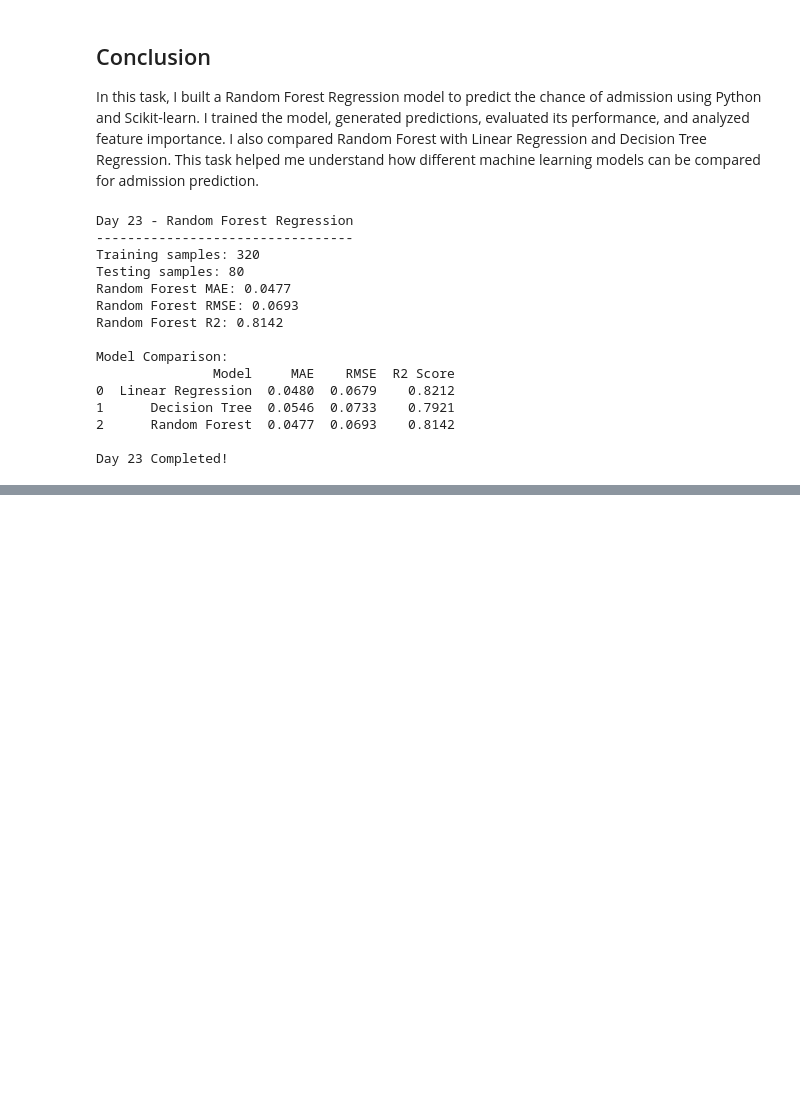
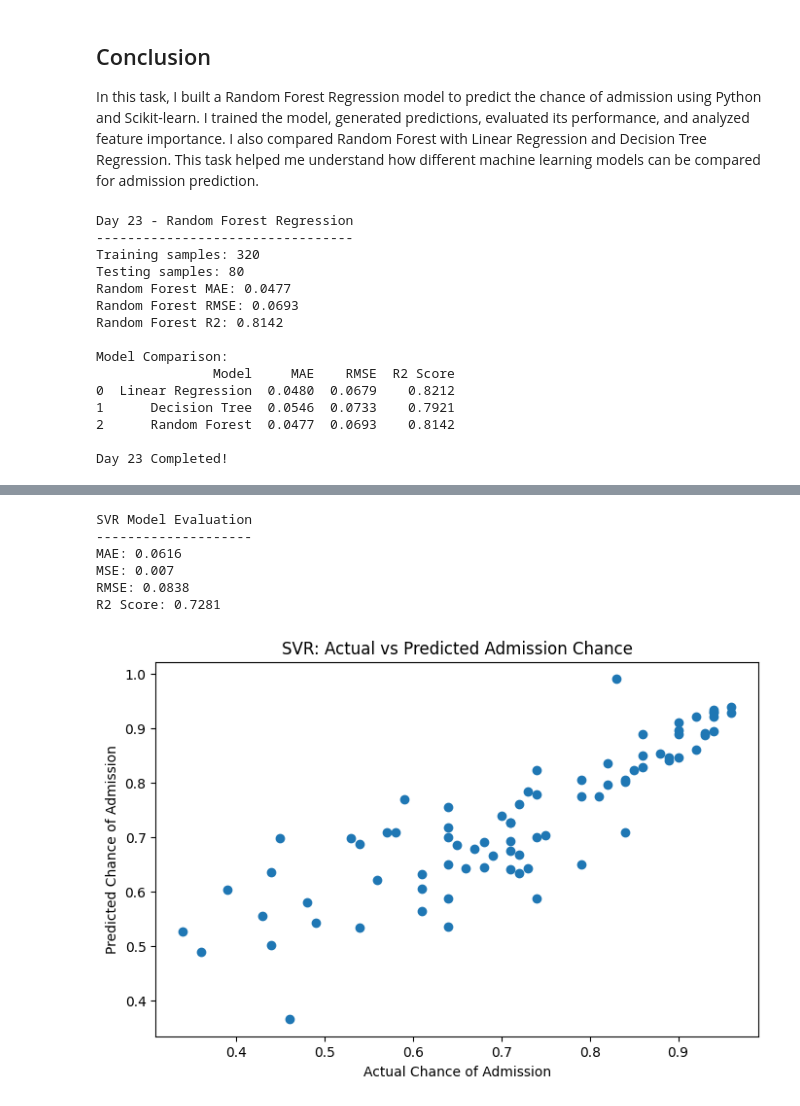
Before and after one commit to sumanamishra1120-ux/Chance-of-Admission-Higher-Studies, a Jupyter notebook: Chance_of_Admission_Higher_Studies.ipynb, the cells around one changed output, grey strips where cells are left out. Saved outputs shown, nothing was run; the diff lists cells and outputs as text; code cells hidden in the pictures; blank space fills up the shorter version.

```diff
--- a/Chance_of_Admission_Higher_Studies.ipynb
+++ b/Chance_of_Admission_Higher_Studies.ipynb
@@ -3957,0 +4023,10 @@ Day 23 Completed!
+# %%
+X_train, X_test, y_train, y_test = train_test_split(
+    X,
+    y,
+    test_size=0.2,
+    random_state=42
+)
+
+print("Training samples:", len(X_train))
+print("Testing samples:", len(X_test))
@@ -3957,0 +4036,7 @@ Day 23 Completed!
+# %%
+svr_model = make_pipeline(
+    StandardScaler(),
+    SVR(kernel="rbf", C=10, epsilon=0.05)
+)
+
+print("SVR model created successfully!")
@@ -3957,0 +4045,4 @@ Day 23 Completed!
+# %%
+svr_model.fit(X_train, y_train)
+
+print("SVR model trained successfully!")
@@ -3957,0 +4051,5 @@ Day 23 Completed!
+# %%
+svr_pred = svr_model.predict(X_test)
+
+print("First 10 predicted admission chances:")
+print(np.round(svr_pred[:10], 3))
@@ -3957,0 +4083,31 @@ Day 23 Completed!
+# %%
+svr_mae = mean_absolute_error(y_test, svr_pred)
+svr_mse = mean_squared_error(y_test, svr_pred)
+svr_rmse = np.sqrt(svr_mse)
+svr_r2 = r2_score(y_test, svr_pred)
+
+print("SVR Model Evaluation")
+print("--------------------")
+print("MAE:", round(svr_mae, 4))
+print("MSE:", round(svr_mse, 4))
+print("RMSE:", round(svr_rmse, 4))
+print("R2 Score:", round(svr_r2, 4))
+# %% [output]
+SVR Model Evaluation
+--------------------
+MAE: 0.0616
+MSE: 0.007
+RMSE: 0.0838
+R2 Score: 0.7281
+# %%
+plt.figure(figsize=(8, 5))
+
+plt.scatter(y_test, svr_pred)
+
+plt.xlabel("Actual Chance of Admission")
+plt.ylabel("Predicted Chance of Admission")
+plt.title("SVR: Actual vs Predicted Admission Chance")
+
+plt.show()
+# %% [output]
+[figure, added]
```
Also changed, not shown: parts of 16 cells of this notebook.
